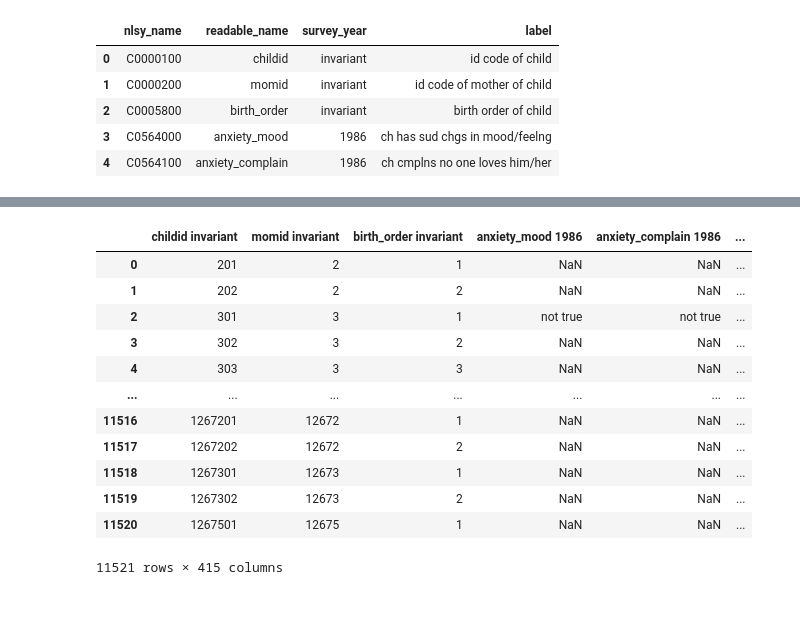
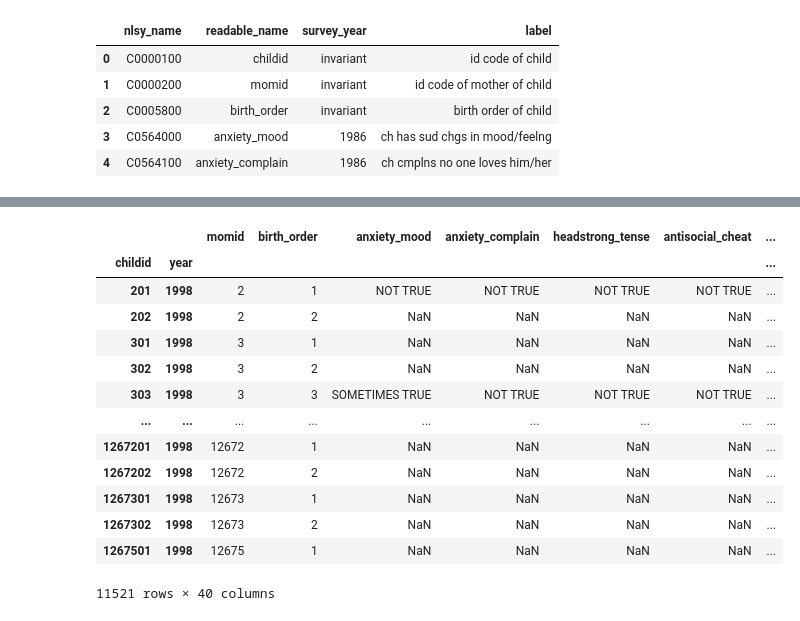
Before and after one commit to botanyse/EPP-course-materials, a Jupyter notebook: assignment2/checkcode2.ipynb, the cells around one changed output, grey strips where cells are left out. Cells and saved outputs as stored; diff of their text form; code cells hidden in the pictures.

```diff
--- a/assignment2/checkcode2.ipynb
+++ b/assignment2/checkcode2.ipynb
@@ -65,0 +270,2 @@ def clean_year_data(raw, info):
+# %%
+info = info.set_index("nlsy_name")
@@ -65,0 +287,2 @@ def clean_year_data(raw, info):
+# %%
+info.index.name = None
@@ -65,0 +305,11 @@ def clean_year_data(raw, info):
+# %%
+import pandas as pd
+from pathlib import Path
+
+pd.options.mode.copy_on_write = True
+pd.options.future.infer_string = True
+pd.options.plotting.backend = "plotly"
+
+this_file_dir = Path(__name__).parent # if it doesn't work - try this_file_dir = Path(__file__).parent
+bld = this_file_dir / "bld"
+data_path = bld / "BEHAVIOR_PROBLEMS_INDEX.dta"
@@ -66,16 +382,20 @@ def clean_year_data(raw, info):
+# %%
+raw = pd.read_stata(bld / "BEHAVIOR_PROBLEMS_INDEX.dta")
+info = pd.read_csv(bld / "bpi_variable_info.csv")
 # %%
-clean_year_data(raw, info)
+clean_year_data(raw,1998,info)
 # %% [output]
-|  | childid invariant | momid invariant | birth_order invariant | anxiety_mood 1986 | anxiety_complain 1986 | ... |
-| 0 | 201 | 2 | 1 | NaN | NaN | ... |
-| 1 | 202 | 2 | 2 | NaN | NaN | ... |
-| 2 | 301 | 3 | 1 | not true | not true | ... |
-| 3 | 302 | 3 | 2 | NaN | NaN | ... |
-| 4 | 303 | 3 | 3 | NaN | NaN | ... |
-| ... | ... | ... | ... | ... | ... | ... |
-| 11516 | 1267201 | 12672 | 1 | NaN | NaN | ... |
-| 11517 | 1267202 | 12672 | 2 | NaN | NaN | ... |
-| 11518 | 1267301 | 12673 | 1 | NaN | NaN | ... |
-| 11519 | 1267302 | 12673 | 2 | NaN | NaN | ... |
-| 11520 | 1267501 | 12675 | 1 | NaN | NaN | ... |
+|  |  | momid | birth_order | anxiety_mood | anxiety_complain | headstrong_tense | antisocial_cheat | ... |
+| childid | year |  |  |  |  |  |  | ... |
+| 201 | 1998 | 2 | 1 | NOT TRUE | NOT TRUE | NOT TRUE | NOT TRUE | ... |
+| 202 | 1998 | 2 | 2 | NaN | NaN | NaN | NaN | ... |
+| 301 | 1998 | 3 | 1 | NaN | NaN | NaN | NaN | ... |
+| 302 | 1998 | 3 | 2 | NaN | NaN | NaN | NaN | ... |
+| 303 | 1998 | 3 | 3 | SOMETIMES TRUE | NOT TRUE | NOT TRUE | NOT TRUE | ... |
+| ... | ... | ... | ... | ... | ... | ... | ... | ... |
+| 1267201 | 1998 | 12672 | 1 | NaN | NaN | NaN | NaN | ... |
+| 1267202 | 1998 | 12672 | 2 | NaN | NaN | NaN | NaN | ... |
+| 1267301 | 1998 | 12673 | 1 | NaN | NaN | NaN | NaN | ... |
+| 1267302 | 1998 | 12673 | 2 | NaN | NaN | NaN | NaN | ... |
+| 1267501 | 1998 | 12675 | 1 | NaN | NaN | NaN | NaN | ... |
-11521 rows × 415 columns
+11521 rows × 40 columns
```
Also changed, not shown: parts of 35 cells of this notebook, 4 other files.
